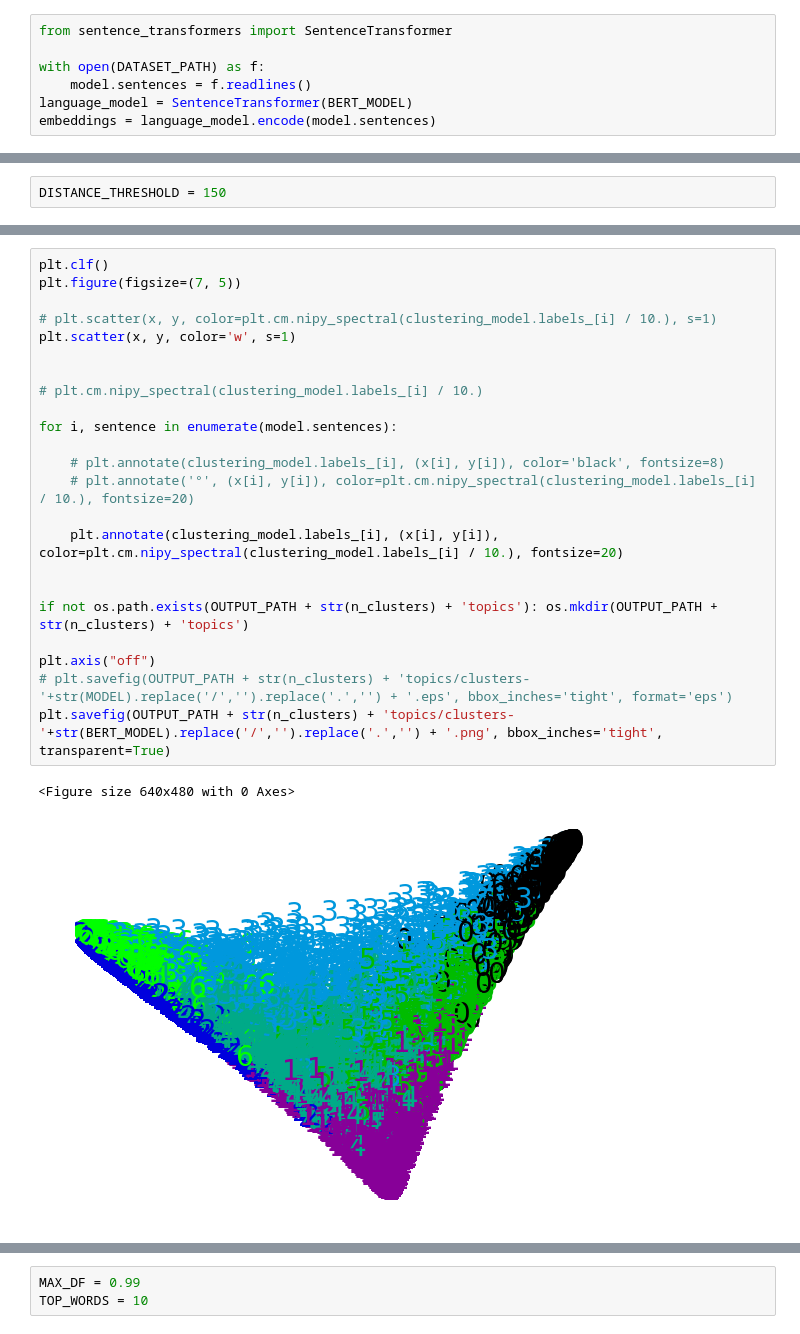
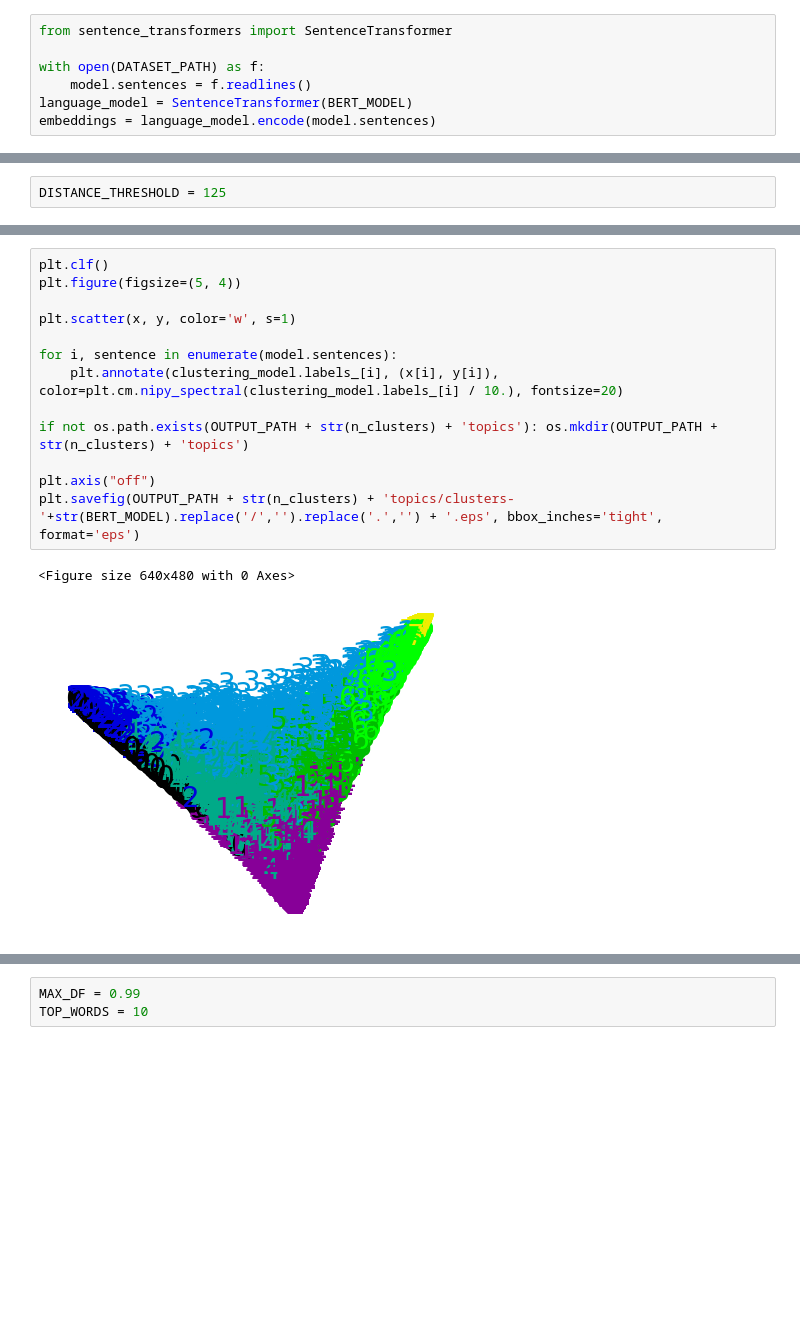
Before and after one commit to lealfp/labPLN, a Jupyter notebook: notebooks/topic_modeling/TopicAttention.ipynb, the cells around one changed output, grey strips where cells are left out. Saved outputs shown, nothing was run; the diff lists cells and outputs as text; blank space fills up the shorter version.

```diff
--- a/notebooks/topic_modeling/TopicAttention.ipynb
+++ b/notebooks/topic_modeling/TopicAttention.ipynb
@@ -65,5 +66,5 @@ plt.savefig(OUTPUT_PATH + 'sentence-embeddings-'+str(BERT_MODEL).replace('/','')
 # %%
-DISTANCE_THRESHOLD = 150
+DISTANCE_THRESHOLD = 125
 # %%
 from sklearn.cluster import AgglomerativeClustering
 
@@ -79,27 +80,17 @@ Resulting Clusters: 7
 # %%
 plt.clf()
-plt.figure(figsize=(7, 5))
+plt.figure(figsize=(5, 4))
 
-# plt.scatter(x, y, color=plt.cm.nipy_spectral(clustering_model.labels_[i] / 10.), s=1)
 plt.scatter(x, y, color='w', s=1)
 
-
-# plt.cm.nipy_spectral(clustering_model.labels_[i] / 10.)
-
 for i, sentence in enumerate(model.sentences):
-
-    # plt.annotate(clustering_model.labels_[i], (x[i], y[i]), color='black', fontsize=8)
-    # plt.annotate('°', (x[i], y[i]), color=plt.cm.nipy_spectral(clustering_model.labels_[i] / 10.), fontsize=20)
-
     plt.annotate(clustering_model.labels_[i], (x[i], y[i]), color=plt.cm.nipy_spectral(clustering_model.labels_[i] / 10.), fontsize=20)
-
 
 if not os.path.exists(OUTPUT_PATH + str(n_clusters) + 'topics'): os.mkdir(OUTPUT_PATH + str(n_clusters) + 'topics')
 
 plt.axis("off")
-# plt.savefig(OUTPUT_PATH + str(n_clusters) + 'topics/clusters-'+str(MODEL).replace('/','').replace('.','') + '.eps', bbox_inches='tight', format='eps')
-plt.savefig(OUTPUT_PATH + str(n_clusters) + 'topics/clusters-'+str(BERT_MODEL).replace('/','').replace('.','') + '.png', bbox_inches='tight', transparent=True)
+plt.savefig(OUTPUT_PATH + str(n_clusters) + 'topics/clusters-'+str(BERT_MODEL).replace('/','').replace('.','') + '.eps', bbox_inches='tight', format='eps')
 # %% [output]
 <Figure size 640x480 with 0 Axes>
-[figure, old version]
+[figure, new version]
 # %% [markdown]
```
Also changed, not shown: parts of 11 cells of this notebook.
